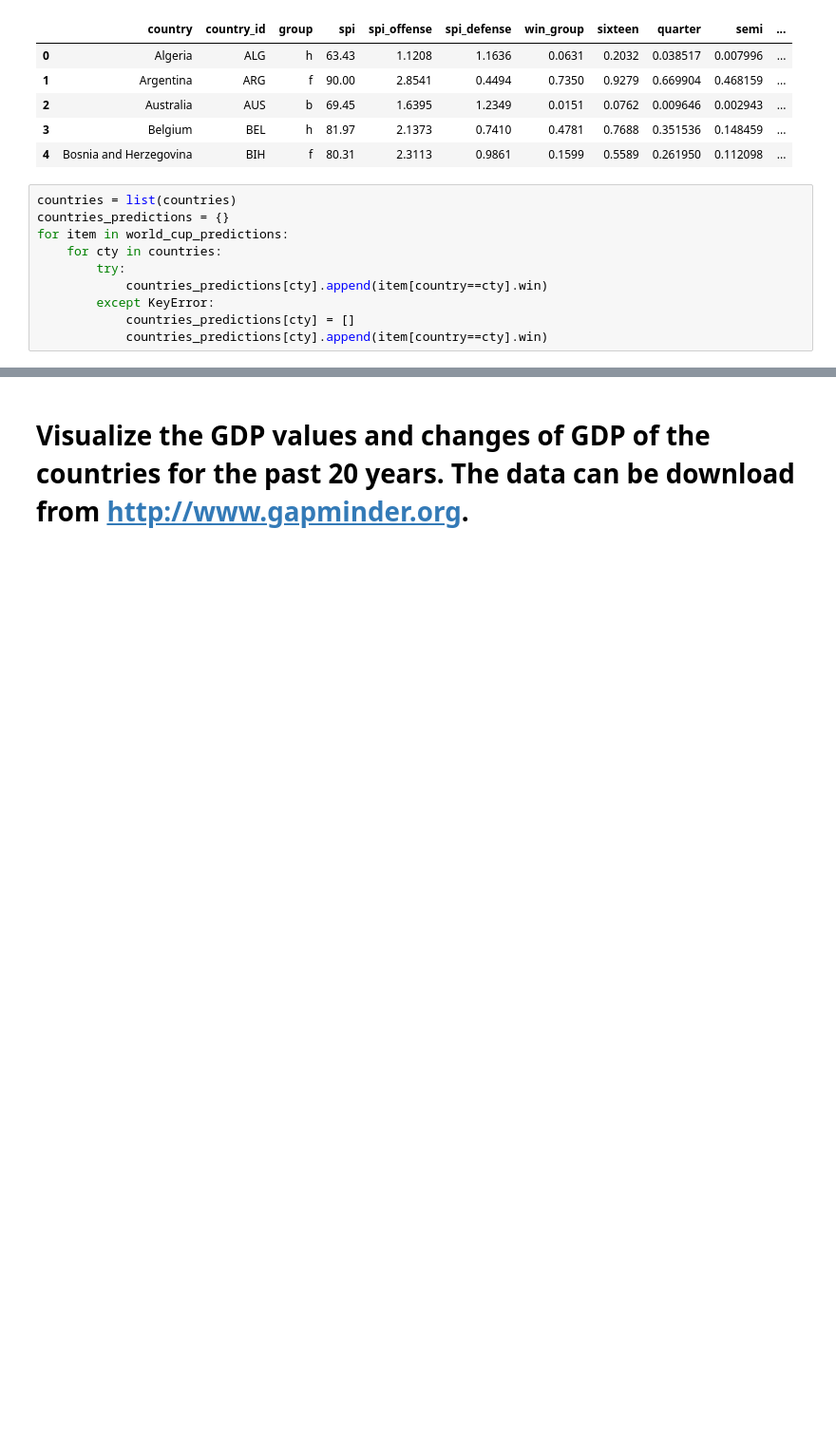
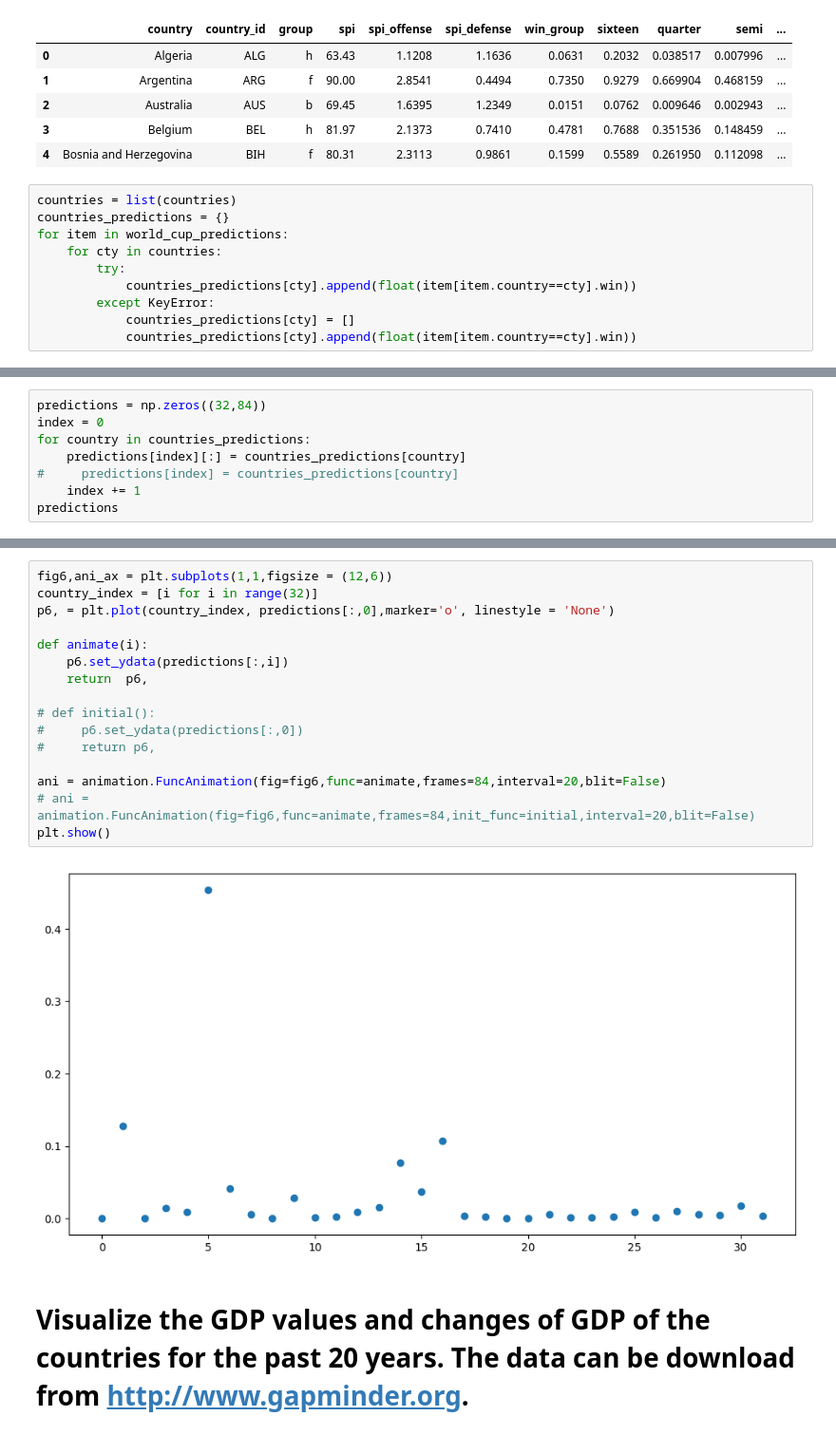
Before and after one commit to Brainor/Fudan-Data_Visualization, a Jupyter notebook: HW2/Data Visualization - Homework2.ipynb, the cells around one changed output, grey strips where cells are left out. Shown at 95% size. Cells and saved outputs as stored; diff of their text form; blank space fills up the shorter version.

Commit message:
Add animate

```diff
--- a/HW2/Data Visualization - Homework2.ipynb
+++ b/HW2/Data Visualization - Homework2.ipynb
@@ -237,7 +237,7 @@ countries_predictions = {}
 for item in world_cup_predictions:
     for cty in countries:
         try:
-            countries_predictions[cty].append(item[country==cty].win)
+            countries_predictions[cty].append(float(item[item.country==cty].win))
         except KeyError:
             countries_predictions[cty] = []
-            countries_predictions[cty].append(item[country==cty].win)
+            countries_predictions[cty].append(float(item[item.country==cty].win))
@@ -245,0 +260,8 @@ KeyError: True
+# %%
+predictions = np.zeros((32,84))
+index = 0
+for country in countries_predictions:
+    predictions[index][:] = countries_predictions[country]
+#     predictions[index] = countries_predictions[country]
+    index += 1
+predictions
@@ -246,3 +282,21 @@ KeyError: True
+# %%
+fig6,ani_ax = plt.subplots(1,1,figsize = (12,6))
+country_index = [i for i in range(32)]
+p6, = plt.plot(country_index, predictions[:,0],marker='o', linestyle = 'None')
+
+def animate(i):
+    p6.set_ydata(predictions[:,i])
+    return  p6,
+
+# def initial():
+#     p6.set_ydata(predictions[:,0])
+#     return p6,
+
+ani = animation.FuncAnimation(fig=fig6,func=animate,frames=84,interval=20,blit=False)
+# ani = animation.FuncAnimation(fig=fig6,func=animate,frames=84,init_func=initial,interval=20,blit=False)
+plt.show()
+# %% [output]
+[figure, added]
 # %% [markdown]
 # Visualize the GDP values and changes of GDP of the countries for the past 20 years. The data can be download from http://www.gapminder.org.
 # %% [markdown]
```
Also changed, not shown: parts of 5 cells of this notebook, 1 other file.
